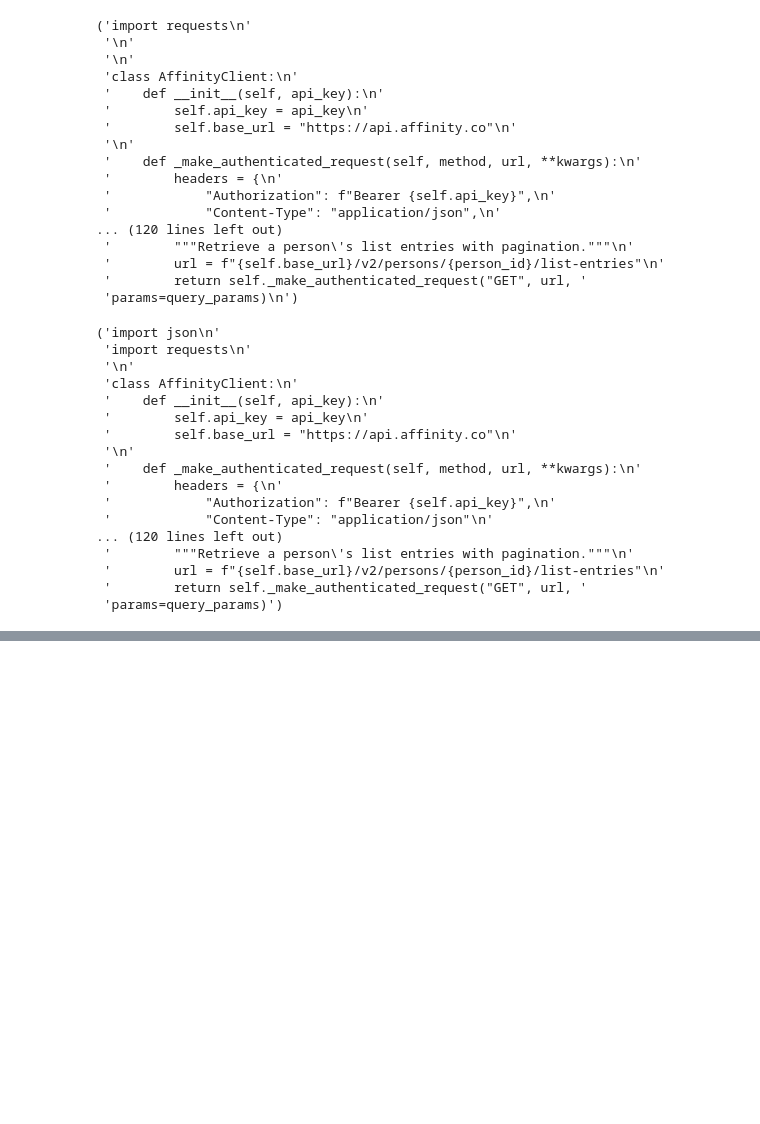
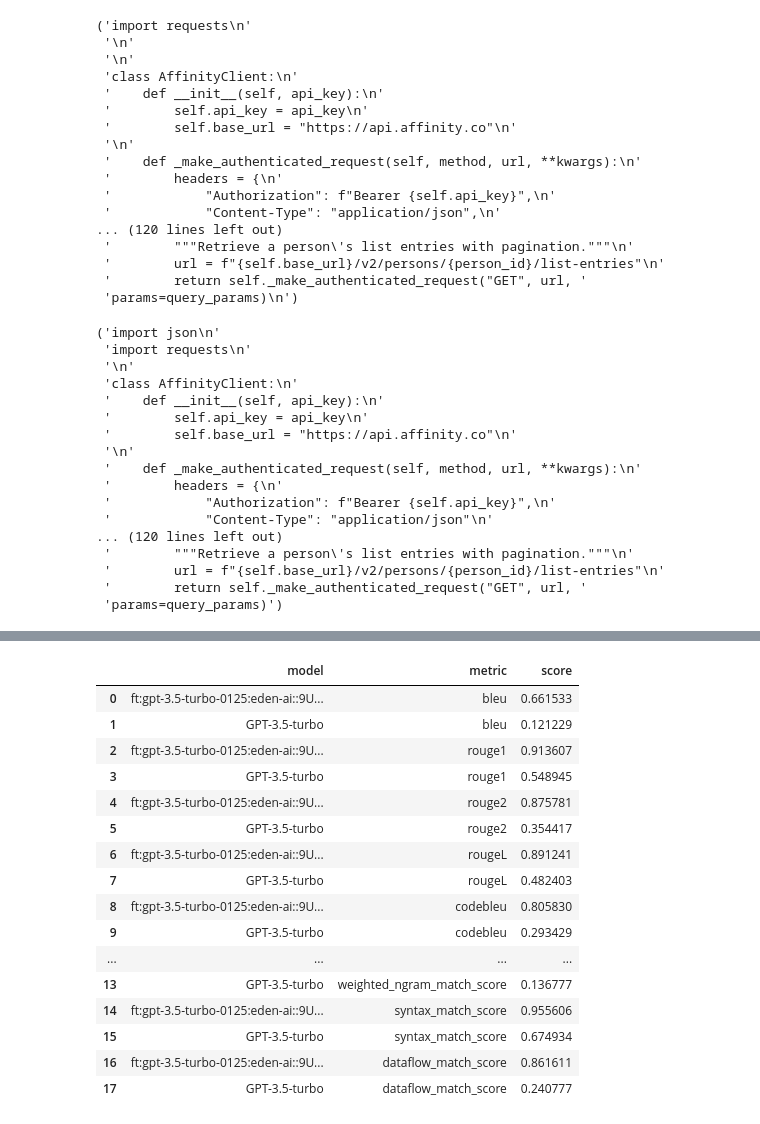
Before and after one commit to lolifmaster/sdk-generator, a Jupyter notebook: evaluation.ipynb, the cells around one changed output, grey strips where cells are left out. Saved outputs shown, nothing was run; the diff lists cells and outputs as text; code cells hidden in the pictures; blank space fills up the shorter version.

```diff
--- a/evaluation.ipynb
+++ b/evaluation.ipynb
@@ -358,0 +459,21 @@ diff
+# %%
+evaluation_df = evaluation_df.melt(id_vars='model', var_name='metric', value_name='score')
+evaluation_df
+# %% [output]
+|  | model | metric | score |
+| 0 | ft:gpt-3.5-turbo-0125:eden-ai::9U... | bleu | 0.661533 |
+| 1 | GPT-3.5-turbo | bleu | 0.121229 |
+| 2 | ft:gpt-3.5-turbo-0125:eden-ai::9U... | rouge1 | 0.913607 |
+| 3 | GPT-3.5-turbo | rouge1 | 0.548945 |
+| 4 | ft:gpt-3.5-turbo-0125:eden-ai::9U... | rouge2 | 0.875781 |
+| 5 | GPT-3.5-turbo | rouge2 | 0.354417 |
+| 6 | ft:gpt-3.5-turbo-0125:eden-ai::9U... | rougeL | 0.891241 |
+| 7 | GPT-3.5-turbo | rougeL | 0.482403 |
+| 8 | ft:gpt-3.5-turbo-0125:eden-ai::9U... | codebleu | 0.805830 |
+| 9 | GPT-3.5-turbo | codebleu | 0.293429 |
+| ... | ... | ... | ... |
+| 13 | GPT-3.5-turbo | weighted_ngram_match_score | 0.136777 |
+| 14 | ft:gpt-3.5-turbo-0125:eden-ai::9U... | syntax_match_score | 0.955606 |
+| 15 | GPT-3.5-turbo | syntax_match_score | 0.674934 |
+| 16 | ft:gpt-3.5-turbo-0125:eden-ai::9U... | dataflow_match_score | 0.861611 |
+| 17 | GPT-3.5-turbo | dataflow_match_score | 0.240777 |
```
Also changed, not shown: parts of 31 cells of this notebook, 15 other files.
